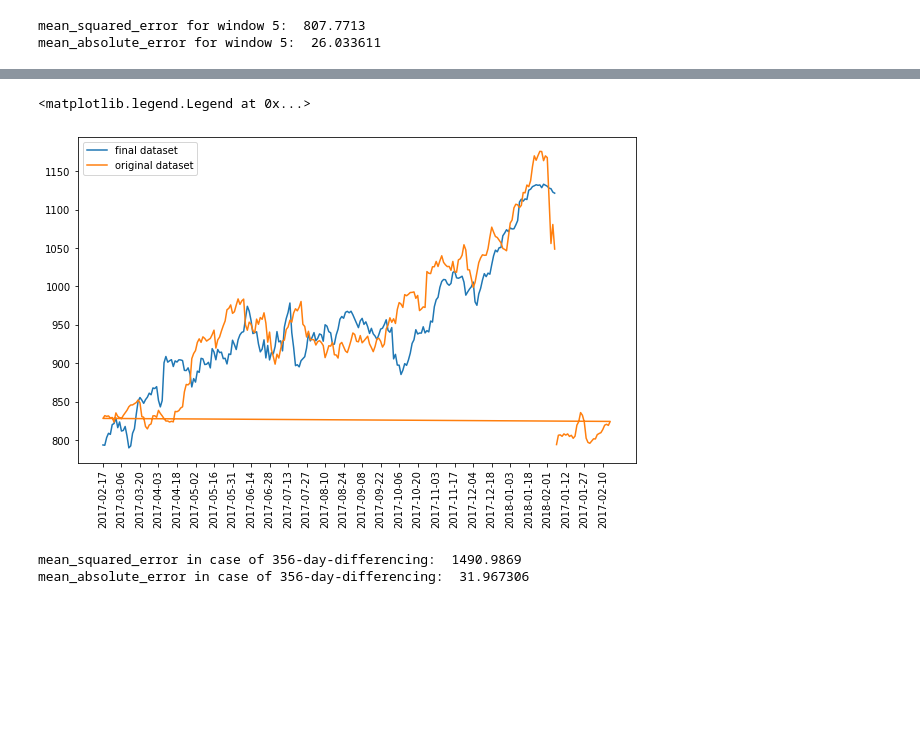
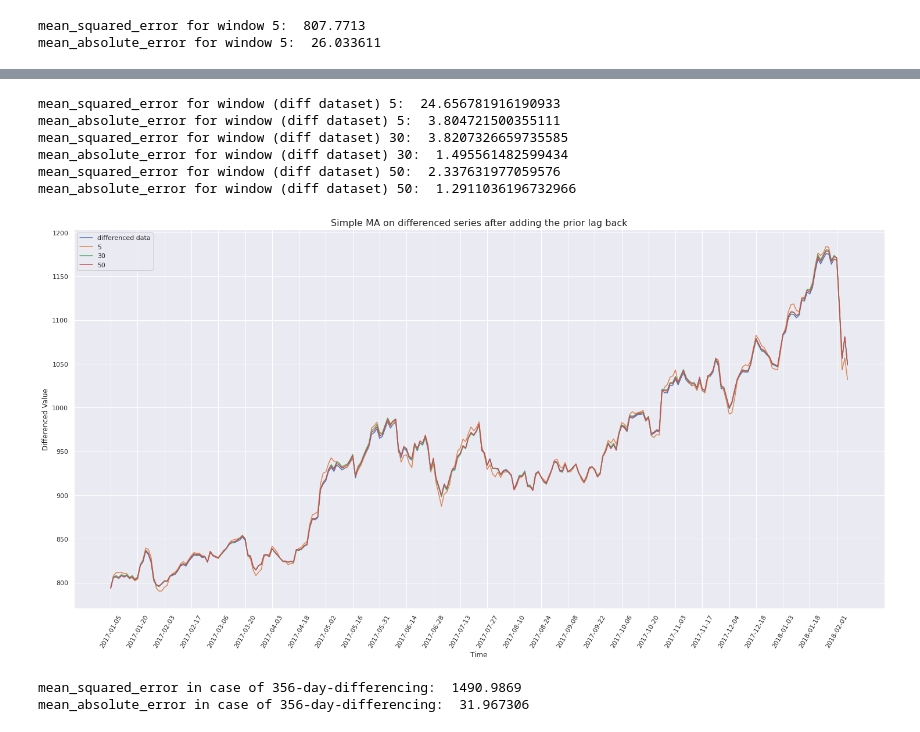
Before and after one commit to vbanai/Time-series-analysis, a Jupyter notebook: StockExchange.ipynb, the cells around one changed output, grey strips where cells are left out. Drawn from its saved outputs; the diff is of its cells as text; code cells hidden in the pictures; blank space fills up the shorter version.

```diff
--- a/StockExchange.ipynb
+++ b/StockExchange.ipynb
@@ -640,20 +606,54 @@ Text(0, 0.5, 'Value')
-# %%
-#bring back the trend and seasonality by adding the past values from t – 365
-sum_dataset=[]
-
-for i in range(len(x_valid)-30):
-  sum=x_diff[i+30]+ a_diff[i]
-  sum_dataset.append(sum)
-
-plt.figure(figsize=(10,6))
-plt.plot(time_valid[30:], sum_dataset, label="final dataset")
-plt.plot(time_valid, x_valid, label="original dataset")
-plt.xticks(np.arange(0, len(time_valid)+1, 10))
-plt.xticks(rotation=90)
-plt.legend(loc="upper left")
-# %% [output]
-<matplotlib.legend.Legend at 0x...>
-[figure, removed]
+# %%
+import numpy as np
+
+#creating the differenced dataset
+diff_series = (np.array(close[1:]) - np.array(close[:-1]))
+diff_time = time[1:]
+
+def ploting(close, series, window1, window2, window3):
+
+  forecast_window1 = []
+  forecast_window2 = []
+  forecast_window3 = []
+  for time in range(len(series) - window1):
+    forecast_window1.append(series[time:time + window1].mean())
+  for time in range(len(series) - window2):
+    forecast_window2.append(series[time:time + window2].mean())
+  for time in range(len(series) - window3):
+    forecast_window3.append(series[time:time + window3].mean())
+
+
+  plt.figure(figsize=(25, 12))
+  plt.plot(time_valid, close[split_time:], label="differenced data")
+  plt.plot(time_valid, np.array(forecast_window1[split_time - 1 - window1:]) + np.array(close[split_time:]), label=window1) #forecasted data + adding back the trend
+  plt.plot(time_valid, np.array(forecast_window2[split_time - 1 - window2:]) + np.array(close[split_time:]), label=window2) #forecasted data + adding back the trend
+  plt.plot(time_valid, np.array(forecast_window3[split_time - 1 - window3:]) + np.array(close[split_time:]), label=window3) #forecasted data + adding back the trend
+  plt.xlabel("Time")
+  plt.ylabel("Differenced Value")
+  plt.legend(loc="upper left")
+  plt.xticks(np.arange(0, len(time_valid)+1, 10))
+  plt.xticks(rotation=60)
+  plt.title("Simple MA on differenced series after adding the prior lag back", fontsize=16)
+
+  print(f"mean_squared_error for window (diff dataset) {window1}: ", keras.metrics.mean_squared_error(close[split_time:],np.array(forecast_window1[split_time - 1 - window1:]) + np.array(close[split_time:])).numpy())
+  print(f"mean_absolute_error for window (diff dataset) {window1}: ", keras.metrics.mean_absolute_error(close[split_time:], np.array(forecast_window1[split_time - 1 - window1:]) + np.array(close[split_time:])).numpy())
+
+  print(f"mean_squared_error for window (diff dataset) {window2}: ", keras.metrics.mean_squared_error(close[split_time:], np.array(forecast_window2[split_time - 1 - window2:]) + np.array(close[split_time:])).numpy())
+  print(f"mean_absolute_error for window (diff dataset) {window2}: ", keras.metrics.mean_absolute_error(close[split_time:], np.array(forecast_window2[split_time - 1 - window2:]) + np.array(close[split_time:])).numpy())
+
+  print(f"mean_squared_error for window (diff dataset) {window3}: ", keras.metrics.mean_squared_error(close[split_time:], np.array(forecast_window3[split_time - 1 - window3:]) + np.array(close[split_time:])).numpy())
+  print(f"mean_absolute_error for window (diff dataset) {window3}: ", keras.metrics.mean_absolute_error(close[split_time:], np.array(forecast_window3[split_time - 1 - window3:]) + np.array(close[split_time:])).numpy())
+  print("")
+
+ploting(close, diff_series, 5, 30, 50)
+# %% [output]
+mean_squared_error for window (diff dataset) 5:  24.656781916190933
+mean_absolute_error for window (diff dataset) 5:  3.804721500355111
+mean_squared_error for window (diff dataset) 30:  3.8207326659735585
+mean_absolute_error for window (diff dataset) 30:  1.495561482599434
+mean_squared_error for window (diff dataset) 50:  2.337631977059576
+mean_absolute_error for window (diff dataset) 50:  1.2911036196732966
+[figure, added]
 # %%
 print("mean_squared_error in case of 356-day-differencing: ", keras.metrics.mean_squared_error(x_valid[30:], sum_dataset).numpy())
 print("mean_absolute_error in case of 356-day-differencing: ", keras.metrics.mean_absolute_error(x_valid[30:], sum_dataset).numpy())
```
Also changed, not shown: parts of 8 cells of this notebook.
